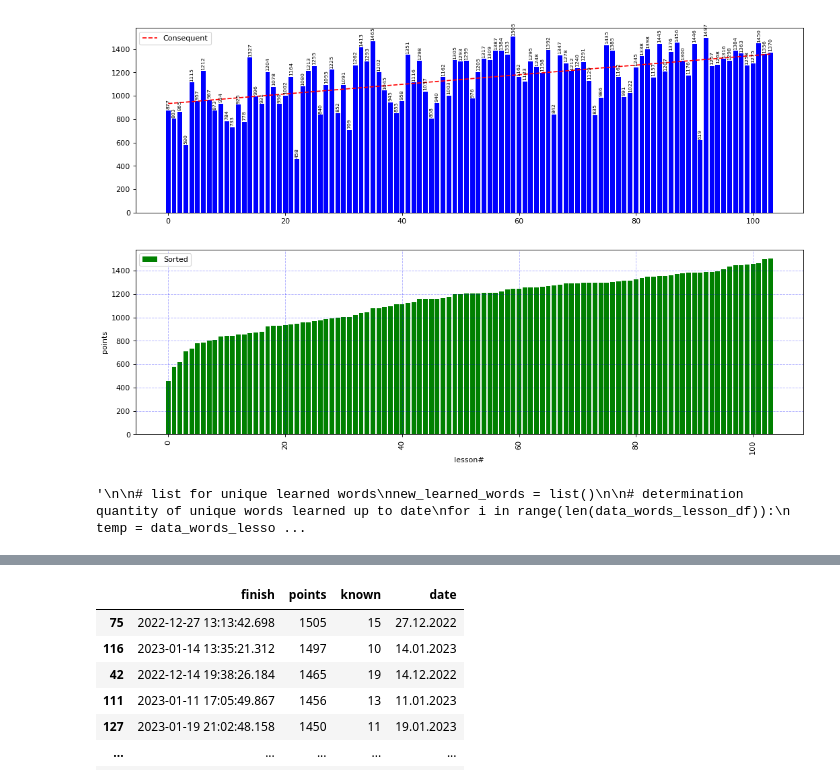
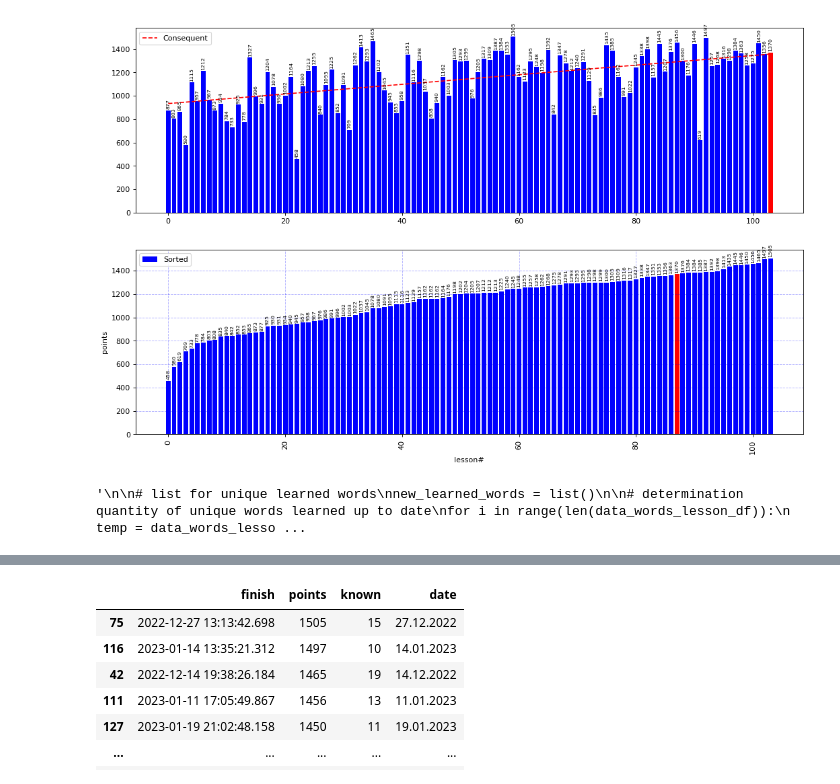
Before and after one commit to alexey198631/hobby_dutch_project, a Jupyter notebook: additional/new_graph_test.ipynb, the cells around one changed output, grey strips where cells are left out. Drawn from its saved outputs; the diff is of its cells as text; code cells hidden in the pictures.

Commit message:
modification with the last lesson indication

```diff
--- a/additional/new_graph_test.ipynb
+++ b/additional/new_graph_test.ipynb
@@ -13,6 +13,12 @@ data_words_lesson_df['date'] = data_words_lesson_df['finish'].apply(lambda x: x.
 conseq = data_words_lesson_df[data_words_lesson_df['known'] != 25]
 conseq = conseq.reset_index()
 sort = conseq.sort_values(by = 'points', ascending=True)
+sort = sort.reset_index()
+
+last = conseq['r'].values[-1]
+last_sort = sort.index[sort['r'] == last].tolist()[0]
+
+
 
 # plotting results on a graph
 plt.figure(figsize=(16, 10), dpi=80)
@@ -25,7 +31,14 @@ plt.get_current_fig_manager().set_window_title('Points graphs')
 ax = plt.subplot(2, 1, 1)
 
 # plot the first bar graph
-bar = ax.bar(range(len(conseq)), conseq['points'], color='blue')
+#bar = ax.bar(range(len(conseq)), conseq['points'], color='blue')
+
+for i, d in enumerate(conseq['points']):
+    color = 'blue'
+    if i == last - 1:  # highlight the third bar
+        color = 'red'
+    ax.bar(i, d, color=color)
+
 
 
 for i in range(len(conseq)):
@@ -40,10 +53,21 @@ plt.legend(['Consequent'])
 
 
 # create the second subplot
-plt.subplot(2, 1, 2)
+ax2 = plt.subplot(2, 1, 2)
 
 # plot the second bar graph
-plt.bar(range(len(sort)), sort['points'], color='green')
+
+for i, d in enumerate(sort['points']):
+    color = 'blue'
+    if i == last_sort:  # highlight the third bar
+        color = 'red'
+    ax2.bar(i, d, color=color)
+
+
+for i in range(len(conseq)):
+    plt.text(x=i, y=sort.loc[i, 'points'] + 10, s=sort.loc[i, 'points'], ha='center', va='bottom', color = 'black', size = 7, rotation=90)
+
+#plt.bar(range(len(sort)), sort['points'], color='green')
 plt.legend(['Sorted'])
 
 plt.grid(linestyle='--', color='blue', alpha=.3)
@@ -74,34 +98,34 @@ for i in range(len(data_words_lesson_df)):
 # extraction necessary information only - date and quantity of unique words, keeping only final number per day
 data_words_lesson_df = data_words_lesson_df.loc[:, ['date', 'total_words']]
 mask = data_words_lesson_df.duplicated(subset='date', keep='last')
 df = data_words_lesson_df[~mask]
 df = df.reset_index()
 
 # plotting results on a graph
 plt.figure(figsize=(16, 10), dpi=80)
 plt.get_current_fig_manager().set_window_title('Words per Date')
 plt.bar(df['date'], df['total_words'], color='orange')
 plt.grid(linestyle='--', color='blue', alpha=.3)
 plt.xticks(rotation=90)
 plt.xlabel('Date')
 plt.ylabel('Words Total')
 
 # addition values to bars, I add quantity of new words learned day by day
 for i in range(len(df)):
     if i == 0:
         plt.text(x=i, y=df.loc[i, 'total_words'], s=df.loc[i, 'total_words'], ha='center', va='bottom', color = 'black', size = 8)
     else:
         plt.text(x=i, y=df.loc[i, 'total_words'], s=df.loc[i, 'total_words'] - df.loc[i - 1, 'total_words'],
                  ha='center', va='bottom', color='black', size=8)
 
 current_time = datetime.now().strftime("%d_%m_%Y")
 
 plt.savefig(f'graph_{current_time}.png', dpi=300, bbox_inches='tight')
 plt.show()
 
 """
 # %% [output]
-[figure, old version]
+[figure, new version]
 '\n\n# list for unique learned words\nnew_learned_words = list()\n\n# determination quantity of unique words learned up to date\nfor i in range(len(data_words_lesson_df)):\n    temp = data_words_lesso ...
 # %%
 lesson_df
```
Also changed, not shown: parts of 4 cells of this notebook.
